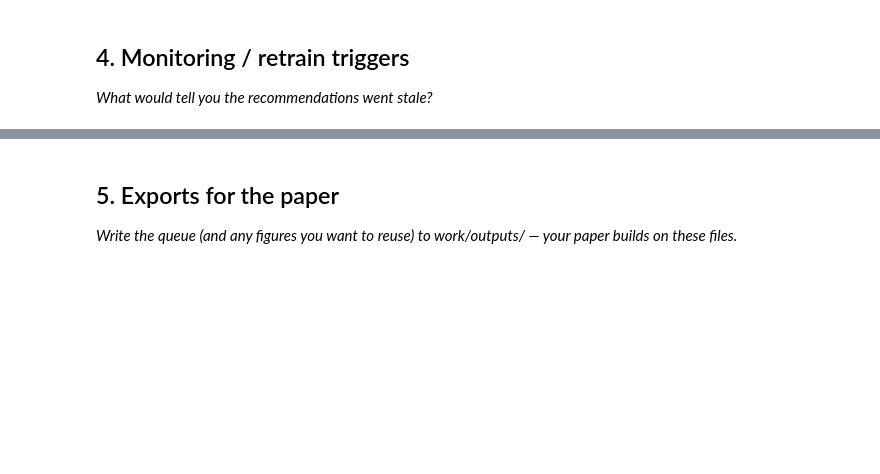
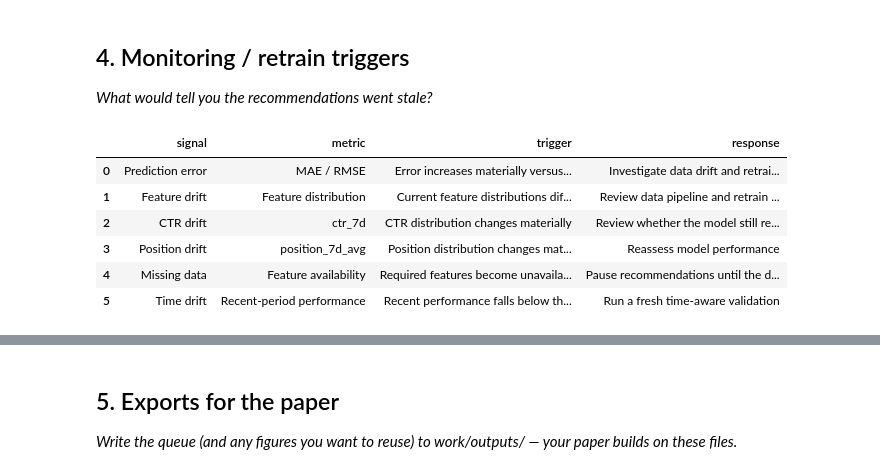
Before and after one commit to srvnkumr27/flyrank-ml-internship, a Jupyter notebook: work/notebooks/w07_action_playbook.ipynb, the cells around one changed output, grey strips where cells are left out. Cells and saved outputs as stored; diff of their text form; code cells hidden in the pictures; blank space fills up the shorter version.

```diff
--- a/work/notebooks/w07_action_playbook.ipynb
+++ b/work/notebooks/w07_action_playbook.ipynb
@@ -22,3 +353,86 @@ This skeleton is yours to fill. Work the sections **in order** — each one has
 ## 4. Monitoring / retrain triggers
 
 *What would tell you the recommendations went stale?*
+# %%
+# ============================================================
+# 4. MONITORING / RETRAIN TRIGGERS
+# ============================================================
+
+monitoring_rules = pd.DataFrame([
+    {
+        "signal": "Prediction error",
+        "metric": "MAE / RMSE",
+        "trigger": "Error increases materially versus the validation benchmark",
+        "response": "Investigate data drift and retrain if sustained"
+    },
+    {
+        "signal": "Feature drift",
+        "metric": "Feature distribution",
+        "trigger": "Current feature distributions differ substantially from training",
+        "response": "Review data pipeline and retrain if needed"
+    },
+    {
+        "signal": "CTR drift",
+        "metric": "ctr_7d",
+        "trigger": "CTR distribution changes materially",
+        "response": "Review whether the model still represents current behavior"
+    },
+    {
+        "signal": "Position drift",
+        "metric": "position_7d_avg",
+        "trigger": "Position distribution changes materially",
+        "response": "Reassess model performance"
+    },
+    {
+        "signal": "Missing data",
+        "metric": "Feature availability",
+        "trigger": "Required features become unavailable or incomplete",
+        "response": "Pause recommendations until the data issue is resolved"
+    },
+    {
+        "signal": "Time drift",
+        "metric": "Recent-period performance",
+        "trigger": "Recent performance falls below the validated level",
+        "response": "Run a fresh time-aware validation"
+    }
+])
+
+display(monitoring_rules)
+
+# ------------------------------------------------------------
+# Optional helper for comparing current data with training
+# ------------------------------------------------------------
+
+feature_drift_summary = []
+
+for feature in FEATURES:
+
+    train_mean = train_df[feature].mean()
+    current_mean = queue_df[feature].mean()
+
+    if train_mean != 0:
+        relative_change = (
+            (current_mean - train_mean) /
+            abs(train_mean)
+        ) * 100
+    else:
+        relative_change = np.nan
+
+    feature_drift_summary.append({
+        "feature": feature,
+        "training_mean": train_mean,
+        "current_mean": current_mean,
+        "relative_change_percent": relative_change
+    })
+
+feature_drift_summary = pd.DataFrame(feature_drift_summary)
+
+display(feature_drift_summary)
+# %% [output]
+|  | signal | metric | trigger | response |
+| 0 | Prediction error | MAE / RMSE | Error increases materially versus... | Investigate data drift and retrai... |
+| 1 | Feature drift | Feature distribution | Current feature distributions dif... | Review data pipeline and retrain ... |
+| 2 | CTR drift | ctr_7d | CTR distribution changes materially | Review whether the model still re... |
+| 3 | Position drift | position_7d_avg | Position distribution changes mat... | Reassess model performance |
+| 4 | Missing data | Feature availability | Required features become unavaila... | Pause recommendations until the d... |
+| 5 | Time drift | Recent-period performance | Recent performance falls below th... | Run a fresh time-aware validation |
```
Also changed, not shown: parts of 5 cells of this notebook.
